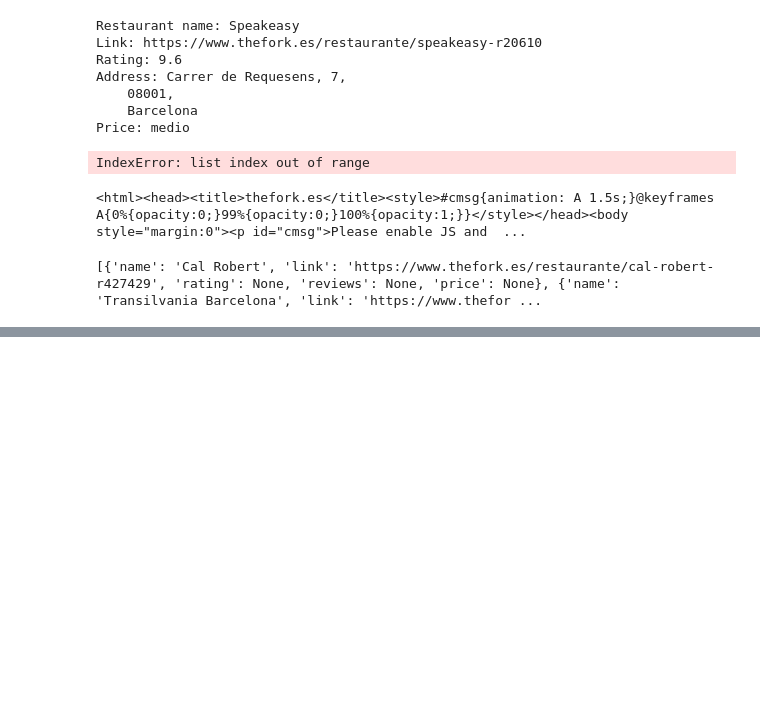
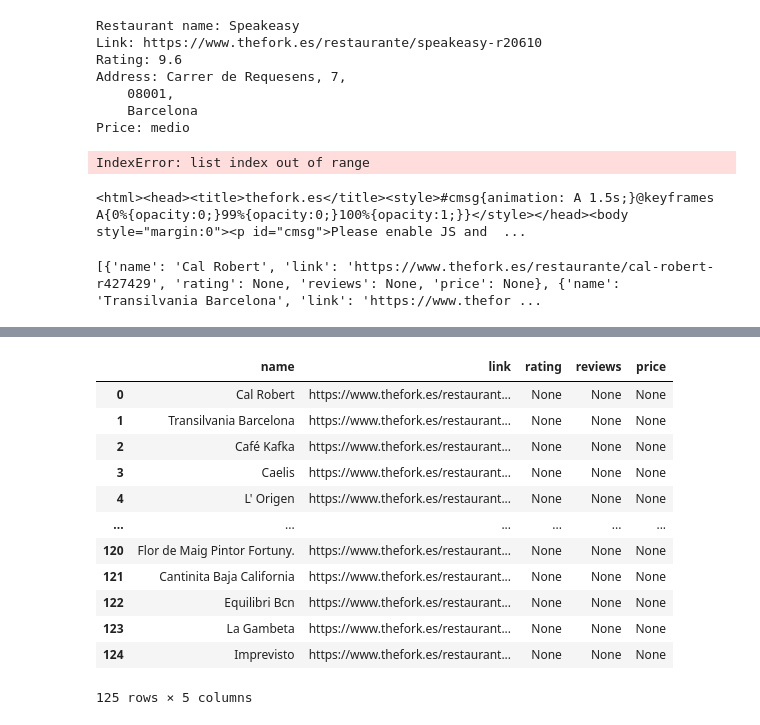
Before and after one commit to germanortola/restaurants-in-Barcelona, a Jupyter notebook: Draft Notebook.ipynb, the cells around one changed output, grey strips where cells are left out. Saved outputs shown, nothing was run; the diff lists cells and outputs as text; code cells hidden in the pictures; blank space fills up the shorter version.

```diff
--- a/Draft Notebook.ipynb
+++ b/Draft Notebook.ipynb
@@ -83,3 +75,21 @@ for restaurant in soup.find_all('a', class_='css-6bxcy ei5oc307'):
 print(restaurants)
 # %% [output]
 [{'name': 'Cal Robert', 'link': 'https://www.thefork.es/restaurante/cal-robert-r427429', 'rating': None, 'reviews': None, 'price': None}, {'name': 'Transilvania Barcelona', 'link': 'https://www.thefor ...
+# %%
+for page_number in range(2, 6):
+    url = f'https://www.thefork.es/restaurante+barcelona?page={page_number}'
+    response = requests.get(url, headers=headers)
+    soup = BeautifulSoup(response.content, 'html.parser')
+    # ...continue with the same code as before to extract the restaurants...
+    for restaurant in soup.find_all('a', class_='css-6bxcy ei5oc307'):
+        name = restaurant.text.strip()
+        link = 'https://www.thefork.es' + restaurant['href']
+        rating_element = restaurant.find('span', class_='css-13xokbo e7dhrrp0')
+        rating = float(rating_element.text.split('/')[0].replace(',', '.')) if rating_element is not None else None
+        reviews_element = restaurant.find('span', class_='css-1nqbnmr e1qvo2ff3')
+        reviews = int(reviews_element.text.split()[0]) if reviews_element is not None else None
+        price_element = restaurant.find('span', class_='css-6pr0fg eulusyj0')
+        price = int(price_element.find_all('span')[1].text.split()[0]) if price_element is not None and len(price_element.find_all('span')) > 1 else None
+        restaurants.append({'name': name, 'link': link, 'rating': rating, 'reviews': reviews, 'price': price})
+
+print(restaurants)
@@ -85,0 +98,10 @@ print(restaurants)
+# %%
+import pandas as pd
+
+# Create an empty DataFrame with the desired columns
+columns = ['name', 'link', 'rating', 'reviews', 'price']
+df = pd.DataFrame(columns=columns)
+
+# Append each restaurant as a new row in the DataFrame
+for restaurant in restaurants:
+    df = df.append(restaurant, ignore_index=True)
@@ -85,0 +126,16 @@ print(restaurants)
+# %%
+df
+# %% [output]
+|  | name | link | rating | reviews | price |
+| 0 | Cal Robert | https://www.thefork.es/restaurant... | None | None | None |
+| 1 | Transilvania Barcelona | https://www.thefork.es/restaurant... | None | None | None |
+| 2 | Café Kafka | https://www.thefork.es/restaurant... | None | None | None |
+| 3 | Caelis | https://www.thefork.es/restaurant... | None | None | None |
+| 4 | L' Origen | https://www.thefork.es/restaurant... | None | None | None |
+| ... | ... | ... | ... | ... | ... |
+| 120 | Flor de Maig Pintor Fortuny. | https://www.thefork.es/restaurant... | None | None | None |
+| 121 | Cantinita Baja California | https://www.thefork.es/restaurant... | None | None | None |
+| 122 | Equilibri Bcn | https://www.thefork.es/restaurant... | None | None | None |
+| 123 | La Gambeta | https://www.thefork.es/restaurant... | None | None | None |
+| 124 | Imprevisto | https://www.thefork.es/restaurant... | None | None | None |
+125 rows × 5 columns
```
Also changed, not shown: parts of 3 cells of this notebook, 1 other file.
